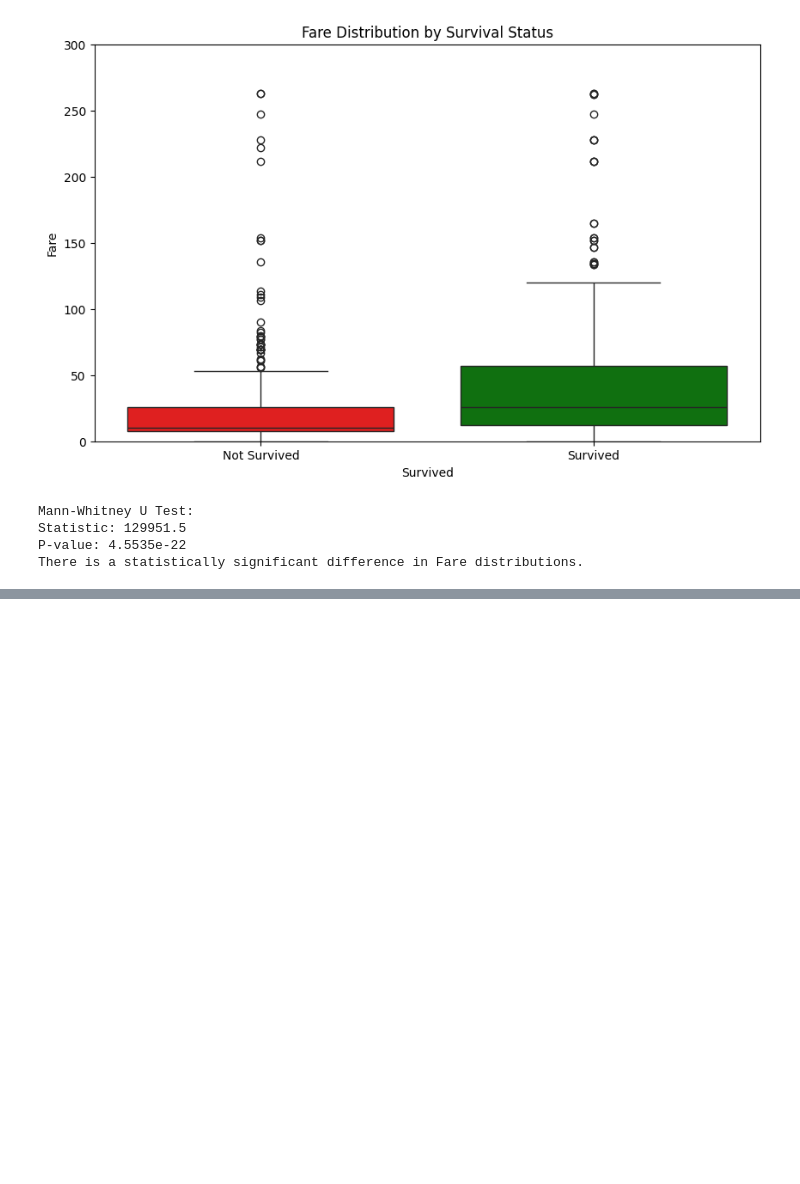
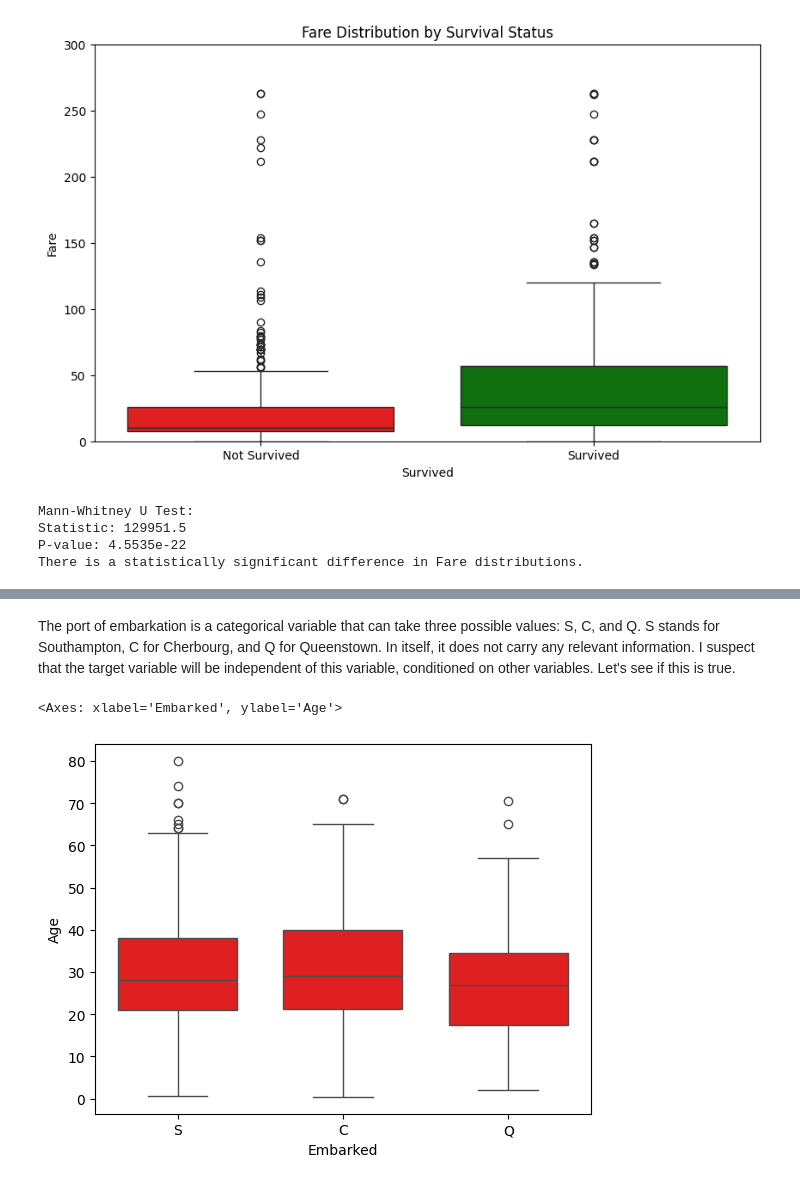
Before and after one commit to espoma/titanic-app, a Jupyter notebook: notebooks/eda.ipynb, the cells around one changed output, grey strips where cells are left out. Saved outputs shown, nothing was run; the diff lists cells and outputs as text; code cells hidden in the pictures; blank space fills up the shorter version.

```diff
--- a/notebooks/eda.ipynb
+++ b/notebooks/eda.ipynb
@@ -216,0 +235,7 @@ There is a statistically significant difference in Fare distributions.
+# %% [markdown]
+The port of embarkation is a categorical variable that can take three possible values: S, C, and Q. S stands for Southampton, C for Cherbourg, and Q for Queenstown. In itself, it does not carry any relevant information. I suspect that the target variable will be independent of this variable, conditioned on other variables. Let's see if this is true.
+# %%
+sns.boxplot(data=df_cleaned, x="Embarked", y="Age", color="red", fill=True, gap=.1)
+# %% [output]
+<Axes: xlabel='Embarked', ylabel='Age'>
+[figure, added]
```
Also changed, not shown: parts of 32 cells of this notebook.
